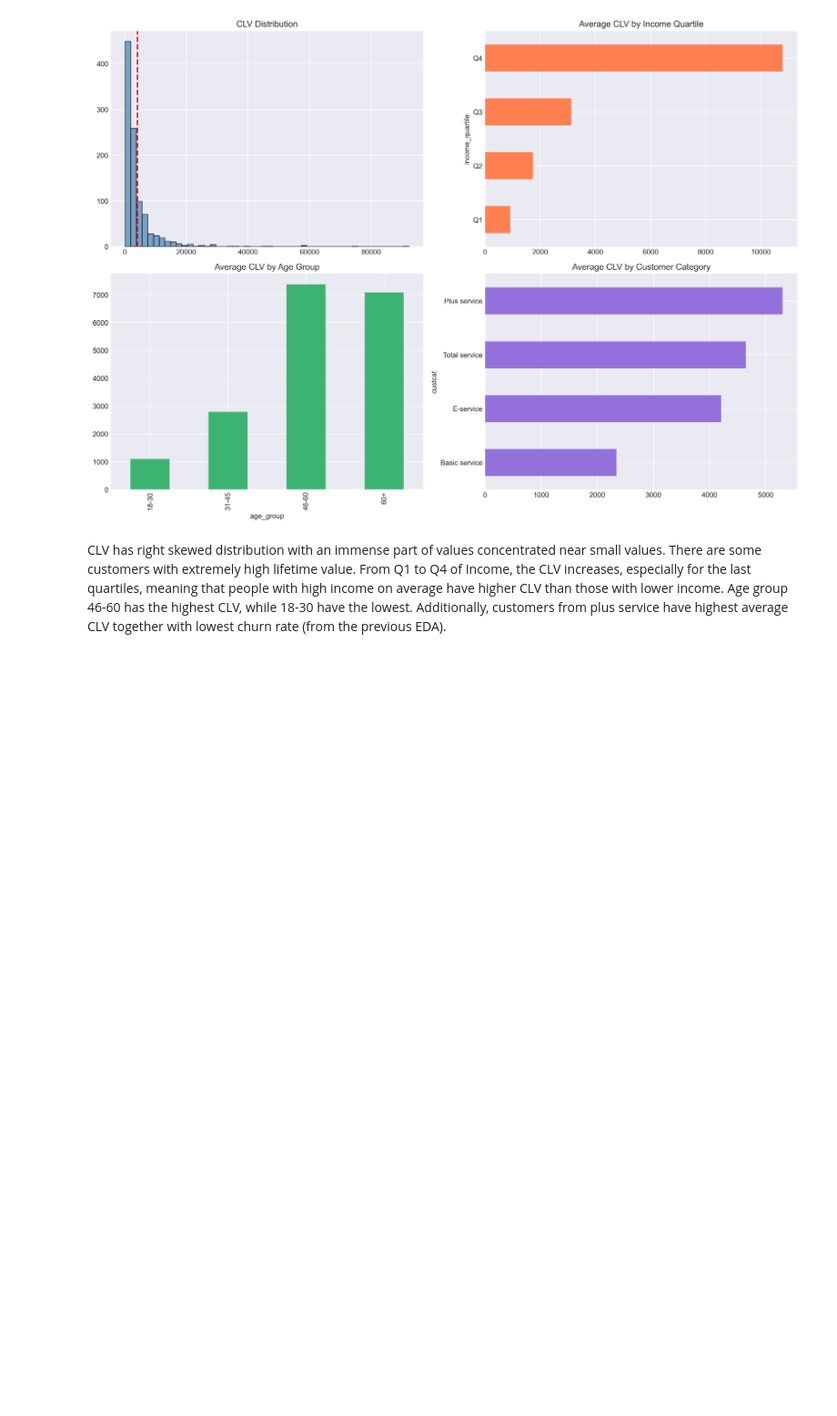
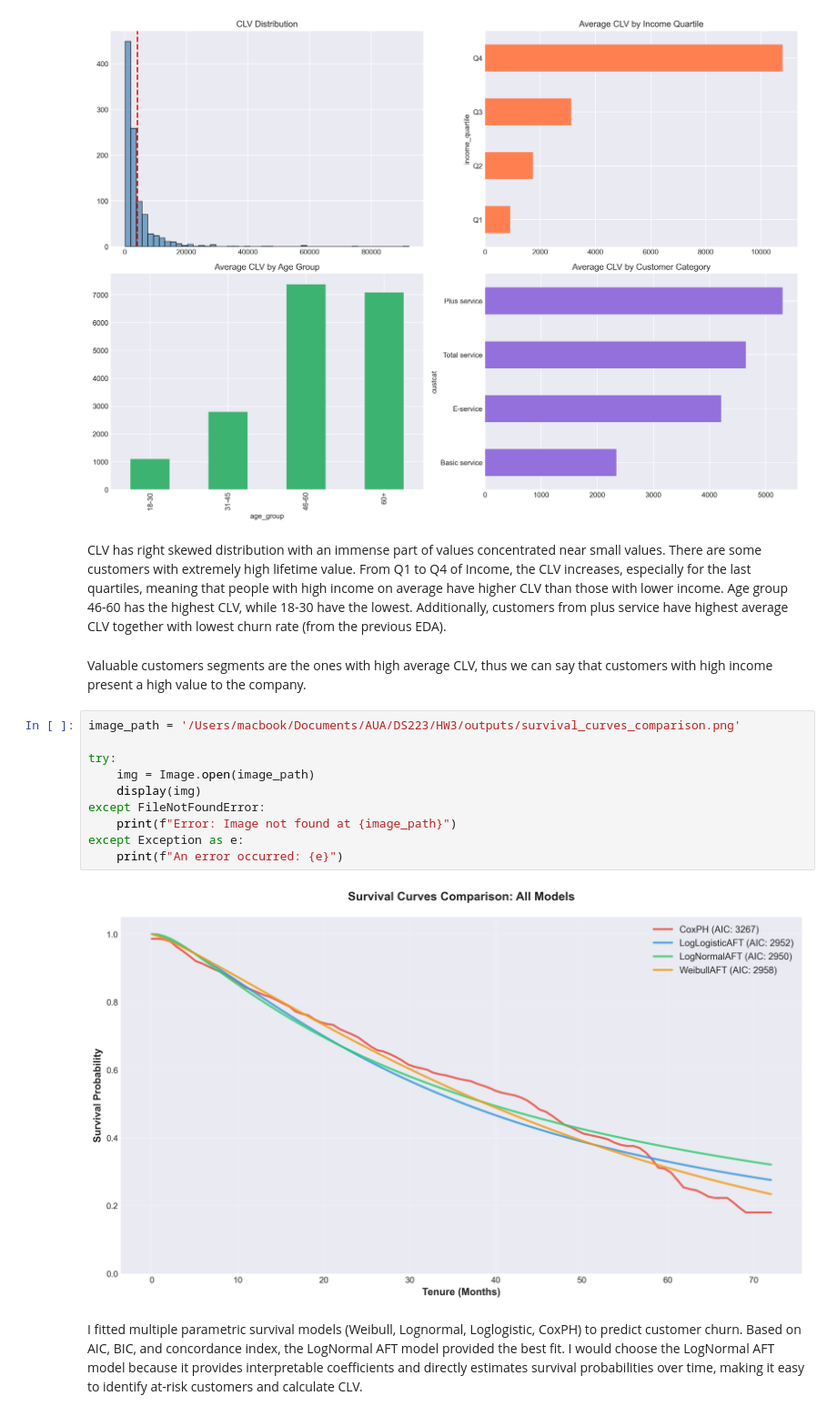
Before and after one commit to vikamelkumyan/DS223, a Jupyter notebook: HW3/Analysis_report.ipynb, the cells around one changed output. Shown at 91% size. Cells and saved outputs as stored; diff of their text form; blank space fills up the shorter version.

```diff
--- a/HW3/Analysis_report.ipynb
+++ b/HW3/Analysis_report.ipynb
@@ -33,3 +33,20 @@ except Exception as e:
 [figure]
 # %% [markdown]
 CLV has right skewed distribution with an immense part of values concentrated near small values. There are some customers with extremely high lifetime value. From Q1 to Q4 of Income, the CLV increases, especially for the last quartiles, meaning that people with high income on average have higher CLV than those with lower income. Age group 46-60 has the highest CLV, while 18-30 have the lowest. Additionally, customers from plus service have highest average CLV together with lowest churn rate (from the previous EDA).
+# %% [markdown]
+Valuable customers segments are the ones with high average CLV, thus we can say that customers with high income present a high value to the company.
+# %%
+image_path = '/Users/macbook/Documents/AUA/DS223/HW3/outputs/survival_curves_comparison.png'
+
+try:
+    img = Image.open(image_path)
+    display(img)
+except FileNotFoundError:
+    print(f"Error: Image not found at {image_path}")
+except Exception as e:
+    print(f"An error occurred: {e}")
+# %% [output]
+[figure, added]
+# %% [markdown]
+I fitted multiple parametric survival models (Weibull, Lognormal, Loglogistic, CoxPH) to predict customer churn. Based on AIC, BIC, and concordance index, the LogNormal AFT model provided the best fit.
+I would choose the LogNormal AFT model because it provides interpretable coefficients and directly estimates survival probabilities over time, making it easy to identify at-risk customers and calculate CLV.
```
Also changed, not shown: parts of 4 cells of this notebook, 1 other file.
